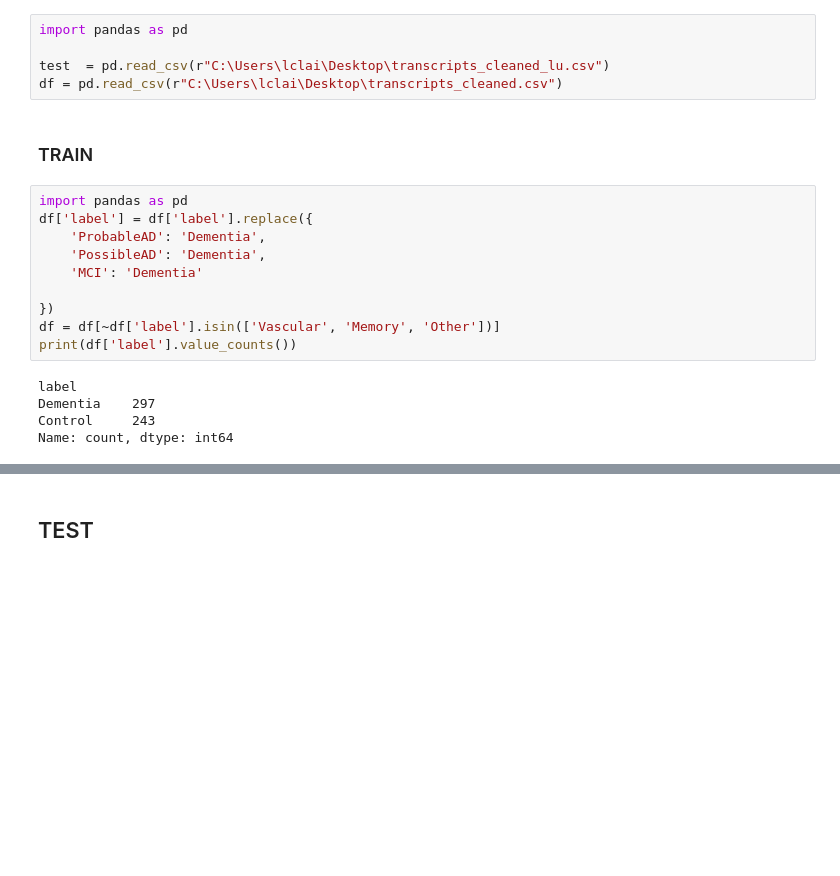
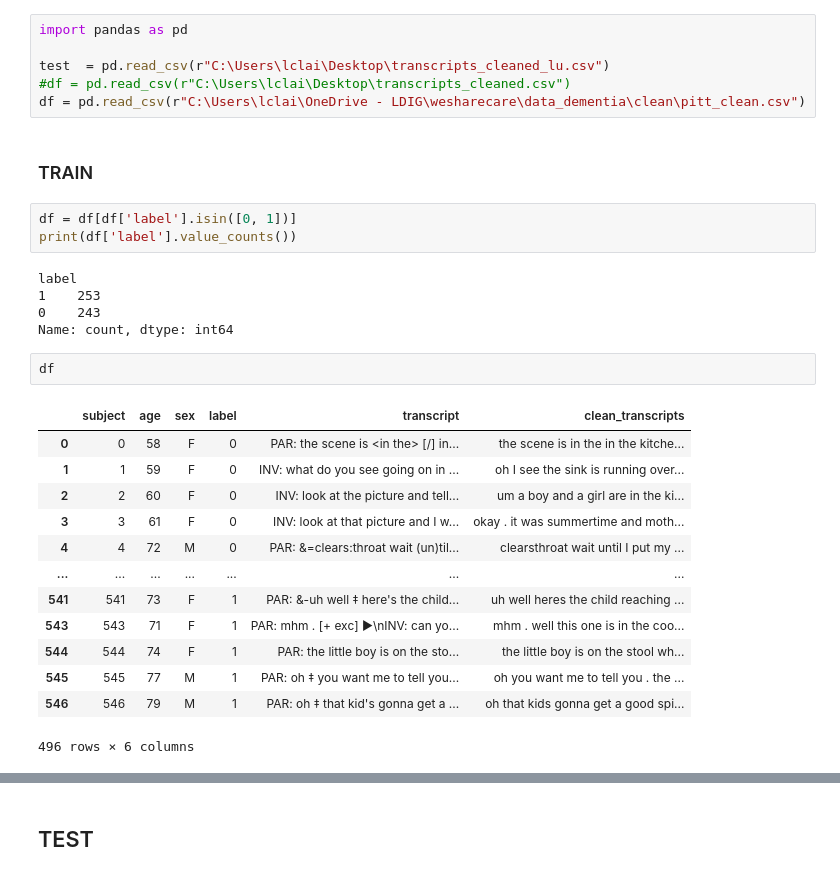
Before and after one commit to laiacoronas/predicting_dementia, a Jupyter notebook: code/description/generalization_test.ipynb, the cells around one changed output, grey strips where cells are left out. Saved outputs shown, nothing was run; the diff lists cells and outputs as text; blank space fills up the shorter version.

```diff
--- a/code/description/generalization_test.ipynb
+++ b/code/description/generalization_test.ipynb
@@ -2,24 +2,34 @@
 import pandas as pd
 
 test  = pd.read_csv(r"C:\Users\lclai\Desktop\transcripts_cleaned_lu.csv")
-df = pd.read_csv(r"C:\Users\lclai\Desktop\transcripts_cleaned.csv")
+#df = pd.read_csv(r"C:\Users\lclai\Desktop\transcripts_cleaned.csv")
+df = pd.read_csv(r"C:\Users\lclai\OneDrive - LDIG\wesharecare\data_dementia\clean\pitt_clean.csv")
 # %% [markdown]
 ### TRAIN
 # %%
-import pandas as pd
-df['label'] = df['label'].replace({
-    'ProbableAD': 'Dementia',
-    'PossibleAD': 'Dementia',
-    'MCI': 'Dementia'
-
-})
-df = df[~df['label'].isin(['Vascular', 'Memory', 'Other'])]
+df = df[df['label'].isin([0, 1])]
 print(df['label'].value_counts())
 # %% [output]
 label
-Dementia    297
-Control     243
+1    253
+0    243
 Name: count, dtype: int64
+# %%
+df
+# %% [output]
+|  | subject | age | sex | label | transcript | clean_transcripts |
+| 0 | 0 | 58 | F | 0 | PAR: the scene is <in the> [/] in... | the scene is in the in the kitche... |
+| 1 | 1 | 59 | F | 0 | INV: what do you see going on in ... | oh I see the sink is running over... |
+| 2 | 2 | 60 | F | 0 | INV: look at the picture and tell... | um a boy and a girl are in the ki... |
+| 3 | 3 | 61 | F | 0 | INV: look at that picture and I w... | okay . it was summertime and moth... |
+| 4 | 4 | 72 | M | 0 | PAR: &=clears:throat wait (un)til... | clearsthroat wait until I put my ... |
+| ... | ... | ... | ... | ... | ... | ... |
+| 541 | 541 | 73 | F | 1 | PAR: &-uh well ‡ here's the child... | uh well heres the child reaching ... |
+| 543 | 543 | 71 | F | 1 | PAR: mhm . [+ exc] ▶\nINV: can yo... | mhm . well this one is in the coo... |
+| 544 | 544 | 74 | F | 1 | PAR: the little boy is on the sto... | the little boy is on the stool wh... |
+| 545 | 545 | 77 | M | 1 | PAR: oh ‡ you want me to tell you... | oh you want me to tell you . the ... |
+| 546 | 546 | 79 | M | 1 | PAR: oh ‡ that kid's gonna get a ... | oh that kids gonna get a good spi... |
+496 rows × 6 columns
 # %%
 import pandas as pd
 import numpy as np
```
Also changed, not shown: parts of 5 cells of this notebook, 2 other files.
